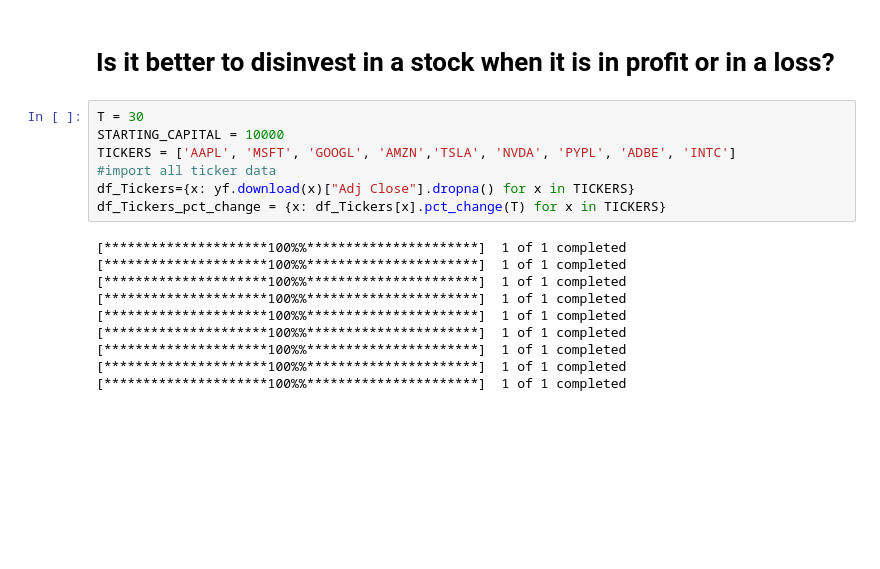
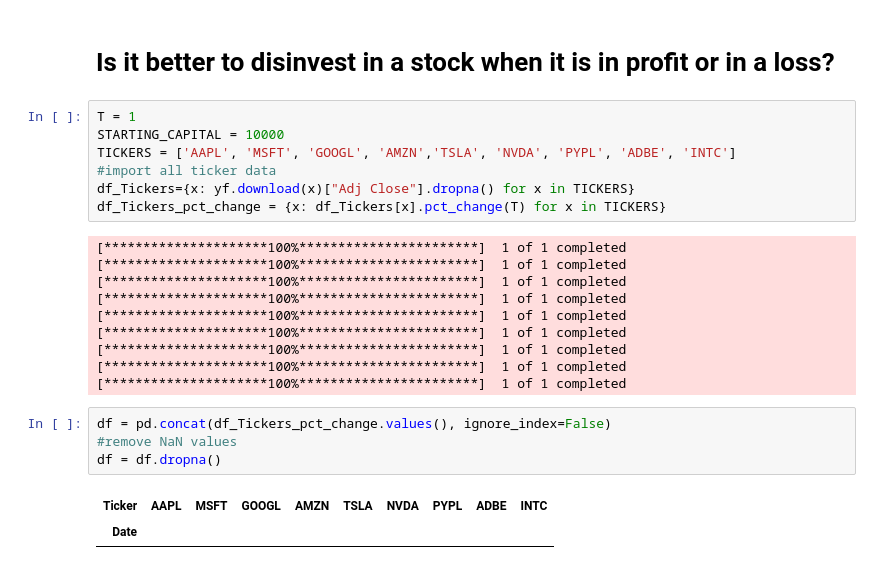
Before and after one commit to mak8427/My-site, a Jupyter notebook: finance/Portfolios/Portfolio2/Portfolio2.ipynb, the cells around one changed output. Cells and saved outputs as stored; diff of their text form; blank space fills up the shorter version.

```diff
--- a/finance/Portfolios/Portfolio2/Portfolio2.ipynb
+++ b/finance/Portfolios/Portfolio2/Portfolio2.ipynb
@@ -25,22 +25,29 @@ pd.set_option('plotting.backend', 'plotly')
 # %% [markdown]
 <h1>Is it better to disinvest in a stock when it is in profit or in a loss?</h1>
 # %%
-T = 30
+T = 1
 STARTING_CAPITAL = 10000
 TICKERS = ['AAPL', 'MSFT', 'GOOGL', 'AMZN','TSLA', 'NVDA', 'PYPL', 'ADBE', 'INTC']
 #import all ticker data
 df_Tickers={x: yf.download(x)["Adj Close"].dropna() for x in TICKERS}
 df_Tickers_pct_change = {x: df_Tickers[x].pct_change(T) for x in TICKERS}
 # %% [output]
-[*********************100%%**********************]  1 of 1 completed
-[*********************100%%**********************]  1 of 1 completed
-[*********************100%%**********************]  1 of 1 completed
-[*********************100%%**********************]  1 of 1 completed
-[*********************100%%**********************]  1 of 1 completed
-[*********************100%%**********************]  1 of 1 completed
-[*********************100%%**********************]  1 of 1 completed
-[*********************100%%**********************]  1 of 1 completed
-[*********************100%%**********************]  1 of 1 completed
+[*********************100%***********************]  1 of 1 completed
+[*********************100%***********************]  1 of 1 completed
+[*********************100%***********************]  1 of 1 completed
+[*********************100%***********************]  1 of 1 completed
+[*********************100%***********************]  1 of 1 completed
+[*********************100%***********************]  1 of 1 completed
+[*********************100%***********************]  1 of 1 completed
+[*********************100%***********************]  1 of 1 completed
+[*********************100%***********************]  1 of 1 completed
+# %%
+df = pd.concat(df_Tickers_pct_change.values(), ignore_index=False)
+#remove NaN values
+df = df.dropna()
+# %% [output]
+| Ticker | AAPL | MSFT | GOOGL | AMZN | TSLA | NVDA | PYPL | ADBE | INTC |
+| Date |  |  |  |  |  |  |  |  |  |
 # %%
 from Code_base import *
 Portfolio = Portfolio(code="1",assets=TICKERS, cash=STARTING_CAPITAL,weights=None)
```
Also changed, not shown: parts of 2 cells of this notebook, 2 other files.
